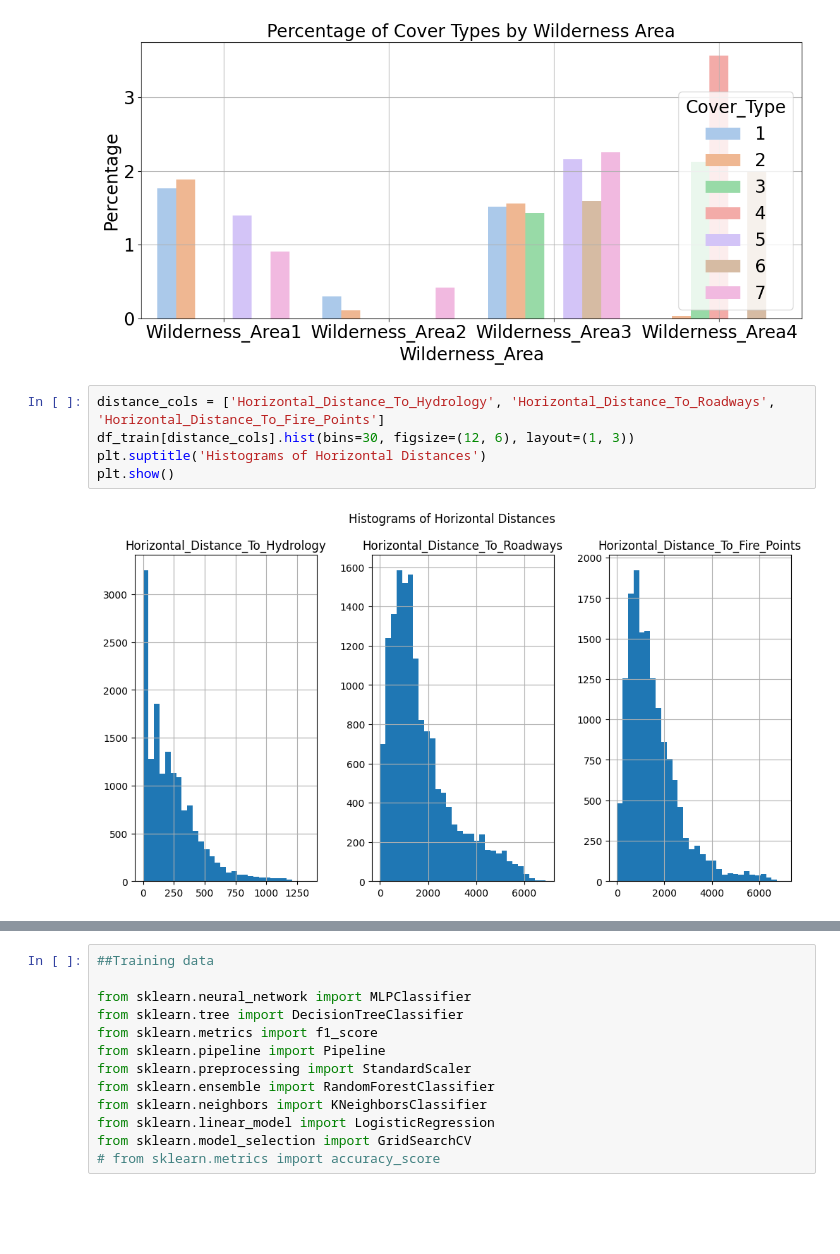
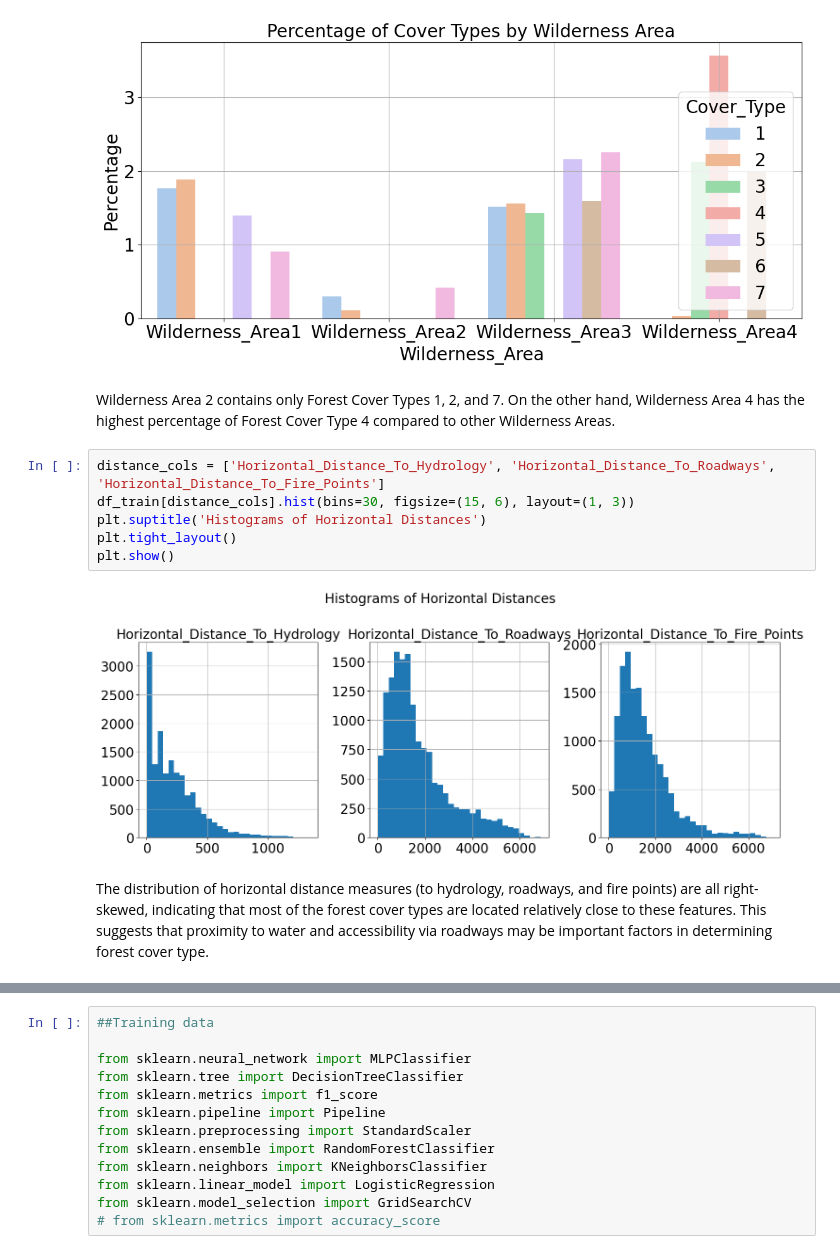
Before and after one commit to Nayaeun/Forest-Cover-Type-Prediction, a Jupyter notebook: final project_updated _1.ipynb, the cells around one changed output, grey strips where cells are left out. Cells and saved outputs as stored; diff of their text form; blank space fills up the shorter version.

```diff
--- a/final project_updated _1.ipynb
+++ b/final project_updated _1.ipynb
@@ -164,13 +211,20 @@ plt.tight_layout()
 plt.show()
 # %% [output]
 [figure]
+# %% [markdown]
+Wilderness Area 2 contains only Forest Cover Types 1, 2, and 7.
+On the other hand, Wilderness Area 4 has the highest percentage of Forest Cover Type 4 compared to other Wilderness Areas.
 # %%
 distance_cols = ['Horizontal_Distance_To_Hydrology', 'Horizontal_Distance_To_Roadways', 'Horizontal_Distance_To_Fire_Points']
-df_train[distance_cols].hist(bins=30, figsize=(12, 6), layout=(1, 3))
+df_train[distance_cols].hist(bins=30, figsize=(15, 6), layout=(1, 3))
 plt.suptitle('Histograms of Horizontal Distances')
+plt.tight_layout()
 plt.show()
 # %% [output]
-[figure, old version]
+[figure, new version]
+# %% [markdown]
+The distribution of horizontal distance measures (to hydrology, roadways, and fire points) are all right-skewed, indicating that most of the forest cover types are located relatively close to these features.
+This suggests that proximity to water and accessibility via roadways may be important factors in determining forest cover type.
 # %%
 # Assuming the new soil categories are defined as follows:
 # Category 1: Soil_Type1 - Soil_Type8
```
Also changed, not shown: parts of 24 cells of this notebook.
